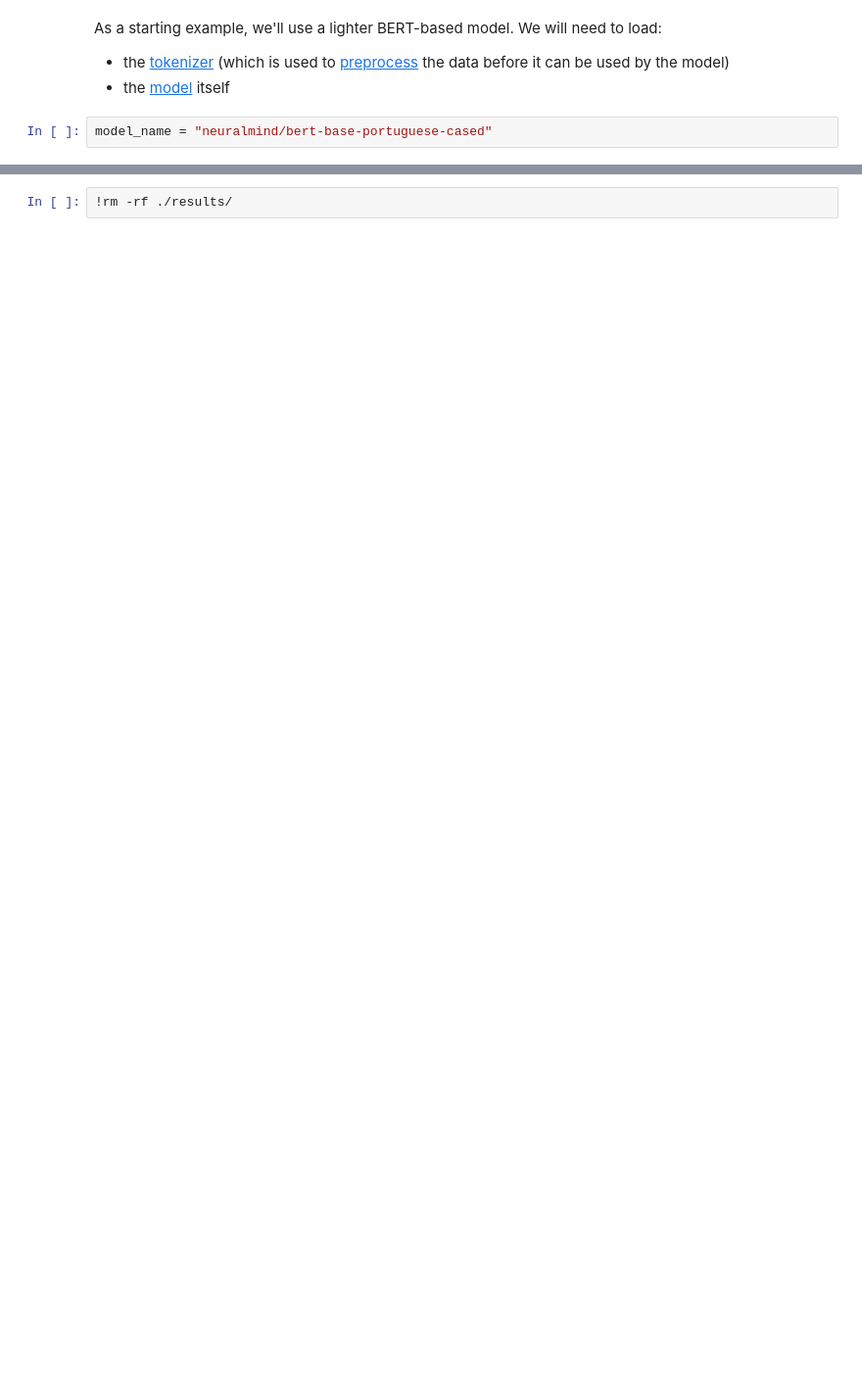
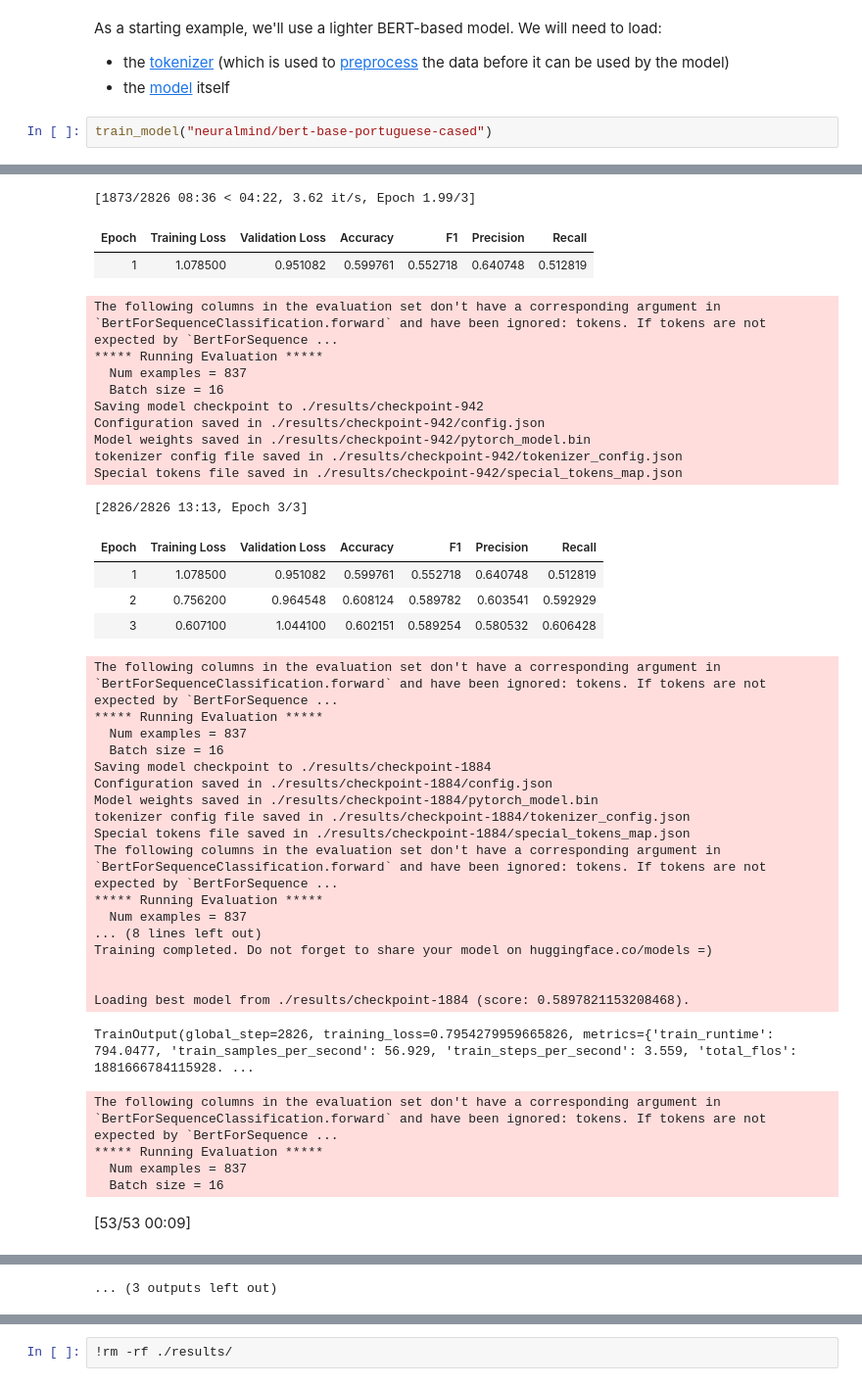
Before and after one commit to g-batalhao-a/PLN, a Jupyter notebook: Project/Assignment2/baseline.ipynb, the cells around one changed output, grey strips where cells are left out. Shown at 98% size. Cells and saved outputs as stored; diff of their text form; blank space fills up the shorter version.

```diff
--- a/Project/Assignment2/baseline.ipynb
+++ b/Project/Assignment2/baseline.ipynb
@@ -251,4 +233,5 @@ As a starting example, we'll use a lighter BERT-based model. We will need to loa
 - the [tokenizer](https://huggingface.co/docs/transformers/autoclass_tutorial#autotokenizer) (which is used to [preprocess](https://huggingface.co/docs/transformers/preprocessing) the data before it can be used by the model)
 - the [model](https://huggingface.co/docs/transformers/autoclass_tutorial#automodel) itself
 # %%
-model_name = "neuralmind/bert-base-portuguese-cased"
+train_model("neuralmind/bert-base-portuguese-cased")
+# %% [output]
@@ -254,0 +272,40 @@ model_name = "neuralmind/bert-base-portuguese-cased"
+[1873/2826 08:36 < 04:22, 3.62 it/s, Epoch 1.99/3]
+| Epoch | Training Loss | Validation Loss | Accuracy | F1 | Precision | Recall |
+| 1 | 1.078500 | 0.951082 | 0.599761 | 0.552718 | 0.640748 | 0.512819 |
+The following columns in the evaluation set don't have a corresponding argument in `BertForSequenceClassification.forward` and have been ignored: tokens. If tokens are not expected by `BertForSequence ...
+***** Running Evaluation *****
+  Num examples = 837
+  Batch size = 16
+Saving model checkpoint to ./results/checkpoint-942
+Configuration saved in ./results/checkpoint-942/config.json
+Model weights saved in ./results/checkpoint-942/pytorch_model.bin
+tokenizer config file saved in ./results/checkpoint-942/tokenizer_config.json
+Special tokens file saved in ./results/checkpoint-942/special_tokens_map.json
+[2826/2826 13:13, Epoch 3/3]
+| Epoch | Training Loss | Validation Loss | Accuracy | F1 | Precision | Recall |
+| 1 | 1.078500 | 0.951082 | 0.599761 | 0.552718 | 0.640748 | 0.512819 |
+| 2 | 0.756200 | 0.964548 | 0.608124 | 0.589782 | 0.603541 | 0.592929 |
+| 3 | 0.607100 | 1.044100 | 0.602151 | 0.589254 | 0.580532 | 0.606428 |
+The following columns in the evaluation set don't have a corresponding argument in `BertForSequenceClassification.forward` and have been ignored: tokens. If tokens are not expected by `BertForSequence ...
+***** Running Evaluation *****
+  Num examples = 837
+  Batch size = 16
+Saving model checkpoint to ./results/checkpoint-1884
+Configuration saved in ./results/checkpoint-1884/config.json
+Model weights saved in ./results/checkpoint-1884/pytorch_model.bin
+tokenizer config file saved in ./results/checkpoint-1884/tokenizer_config.json
+Special tokens file saved in ./results/checkpoint-1884/special_tokens_map.json
+The following columns in the evaluation set don't have a corresponding argument in `BertForSequenceClassification.forward` and have been ignored: tokens. If tokens are not expected by `BertForSequence ...
+***** Running Evaluation *****
+  Num examples = 837
+... (8 lines left out)
+Training completed. Do not forget to share your model on huggingface.co/models =)
+
+
+Loading best model from ./results/checkpoint-1884 (score: 0.5897821153208468).
+TrainOutput(global_step=2826, training_loss=0.7954279959665826, metrics={'train_runtime': 794.0477, 'train_samples_per_second': 56.929, 'train_steps_per_second': 3.559, 'total_flos': 1881666784115928. ...
+The following columns in the evaluation set don't have a corresponding argument in `BertForSequenceClassification.forward` and have been ignored: tokens. If tokens are not expected by `BertForSequence ...
+***** Running Evaluation *****
+  Num examples = 837
+  Batch size = 16
+[53/53 00:09]
@@ -254,0 +321 @@ model_name = "neuralmind/bert-base-portuguese-cased"
+... (3 outputs left out)
```
Also changed, not shown: parts of 15 cells of this notebook.
